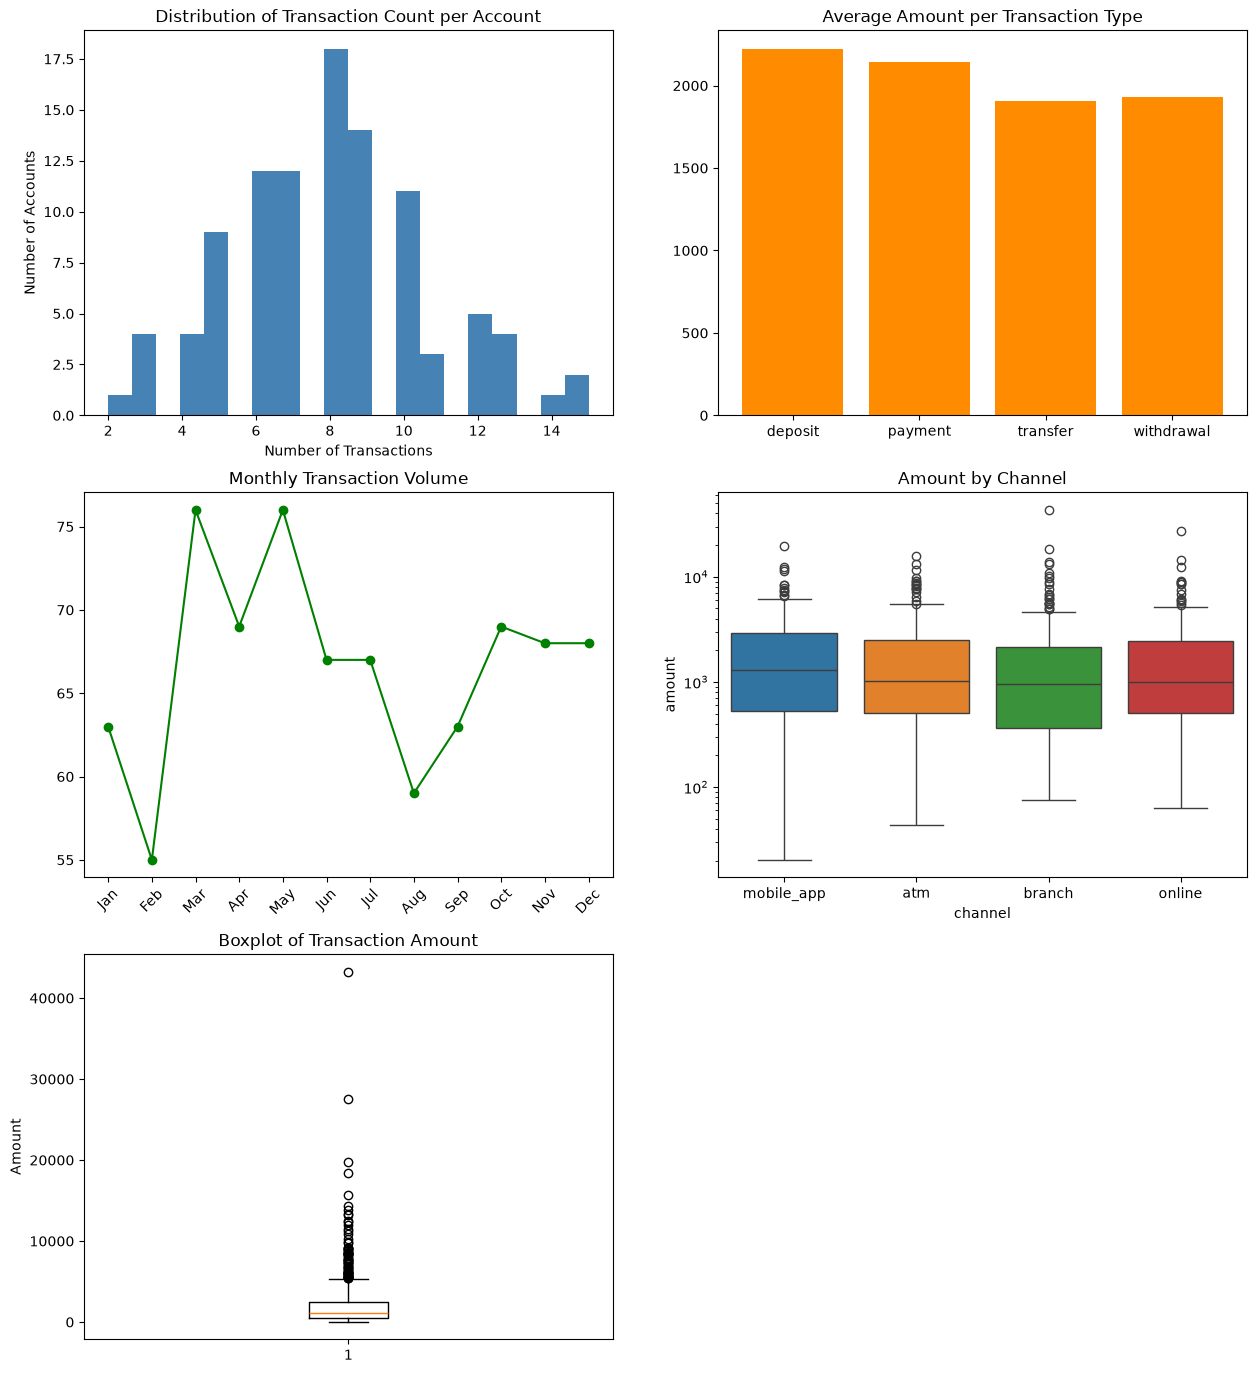
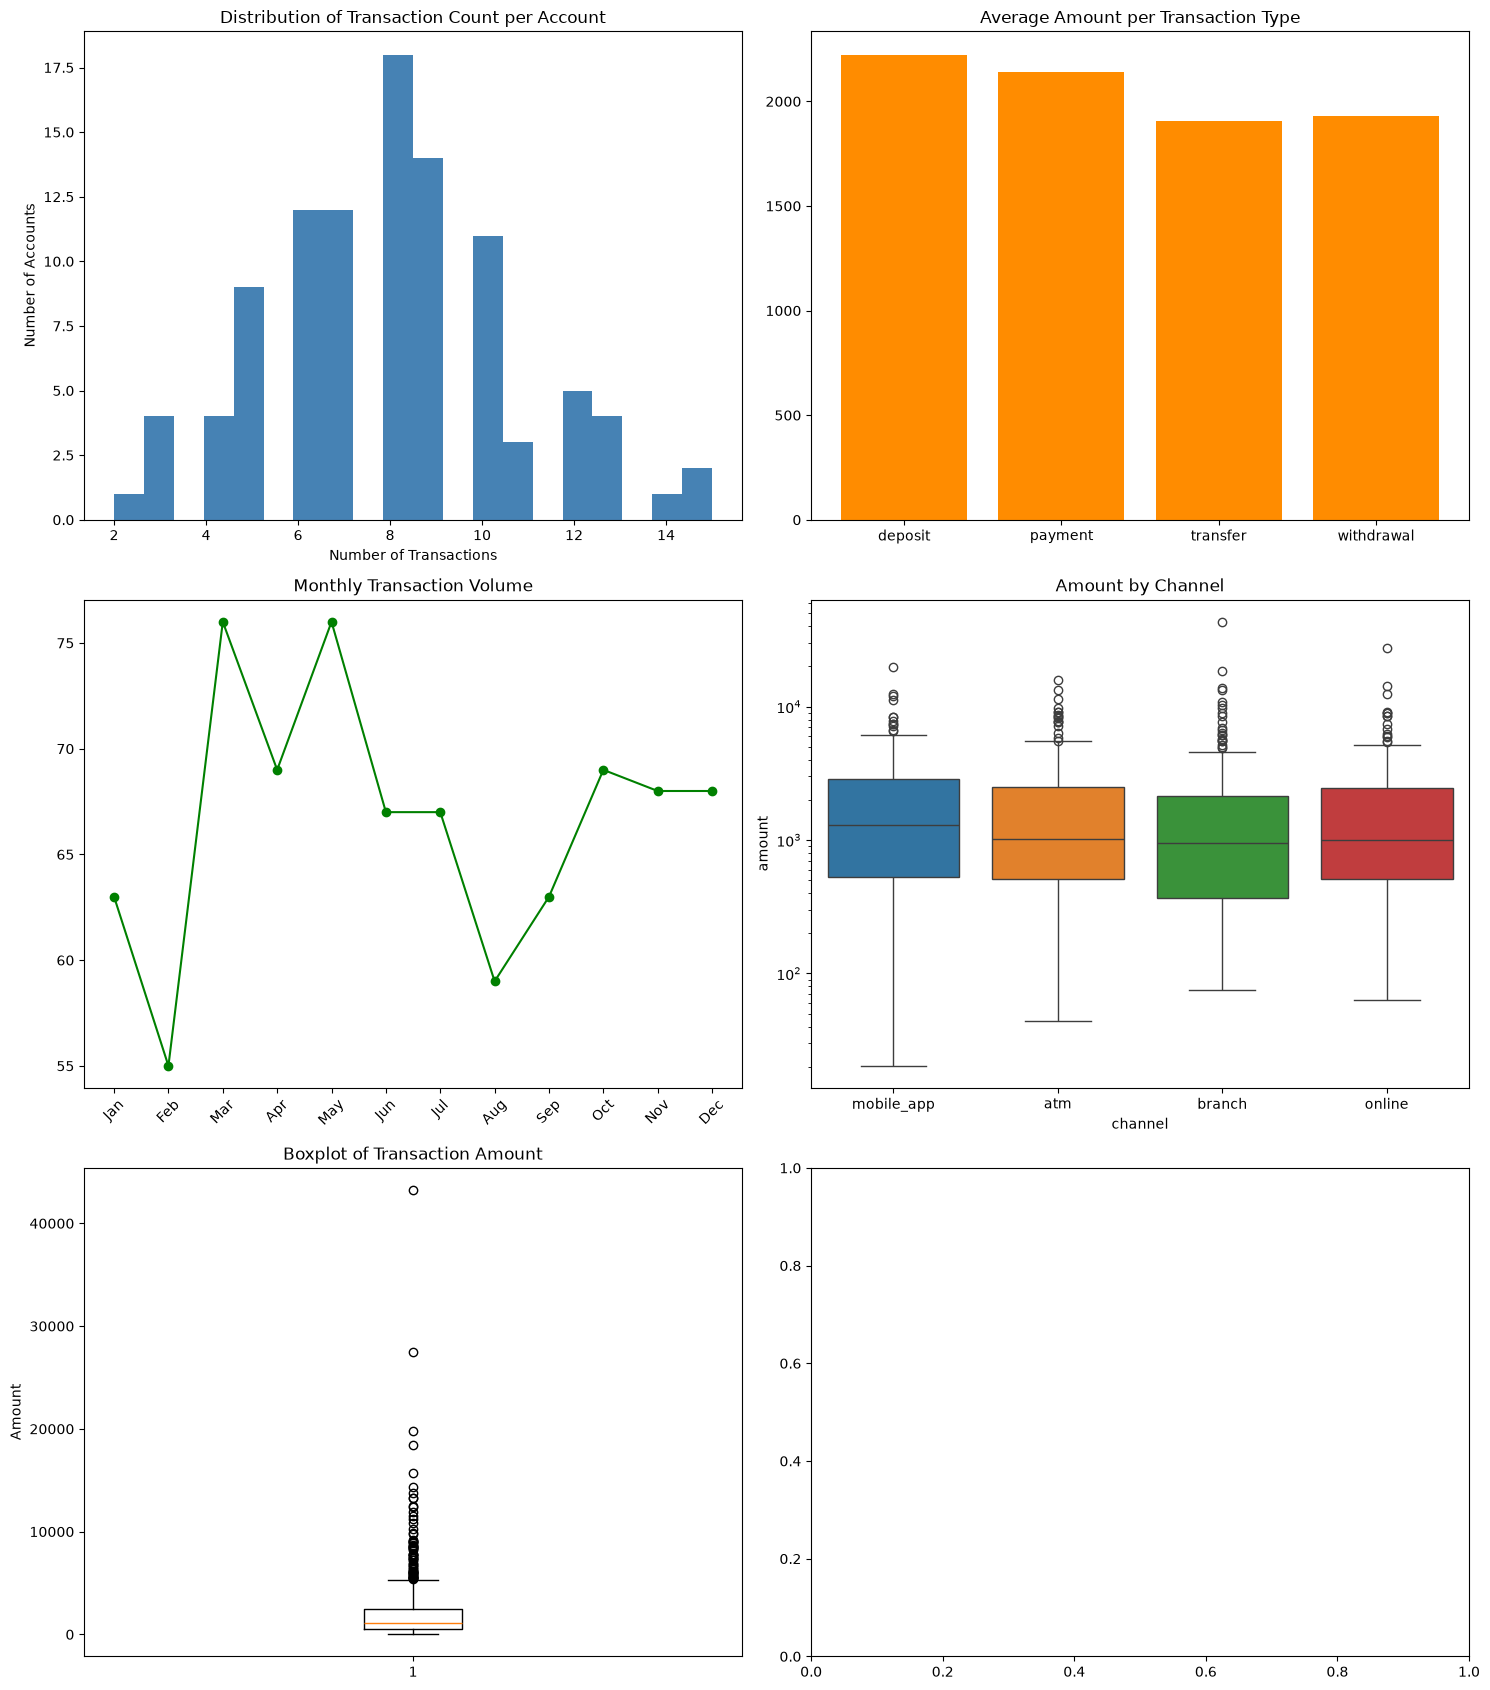
The change to this notebook cell's code, shown as a diff; its figure went from the first image to the second:
--- before
+++ after
@@ -30,5 +30,4 @@
 axes[1,0].plot(monthly_tx.index, monthly_tx.values, marker='o', color="green")
 axes[1,0].set_xticks(monthly_tx.index)
-axes[1,0].set_xticks(monthly_tx.index)
 axes[1,0].set_xticklabels(["Jan","Feb","Mar","Apr","May","Jun","Jul","Aug","Sep","Oct","Nov","Dec"], rotation=45)
 axes[1,0].set_title("Monthly Transaction Volume")
@@ -54,3 +53,5 @@
 print(f"Outliers detected: {len(outliers)} out of {len(tx)} rows ({(len(outliers)/len(tx)*100):.2f}%)")
 
+plt.tight_layout()
+plt.show()
 axes[2,1].set_visible(False)

Commit: revise block b